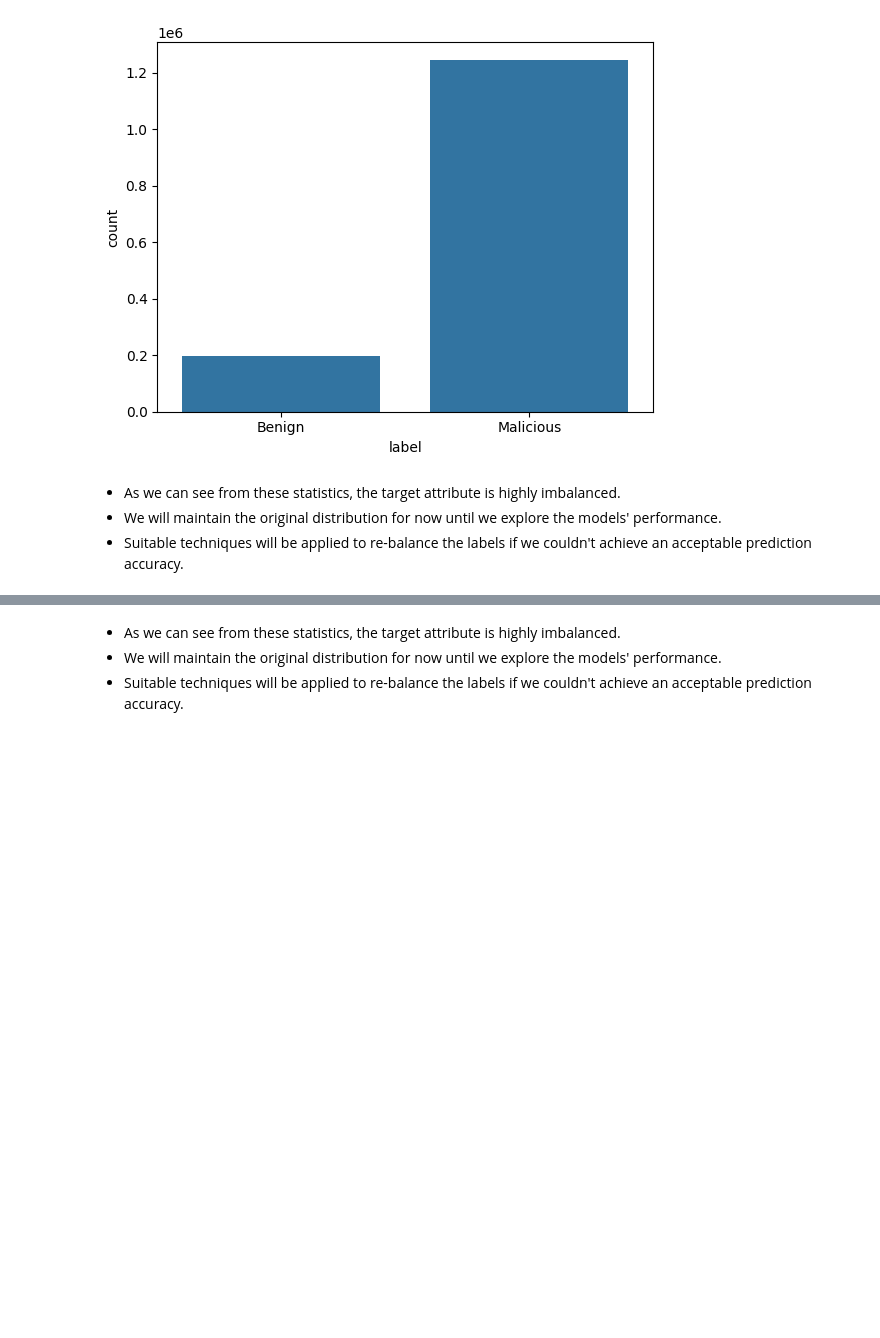
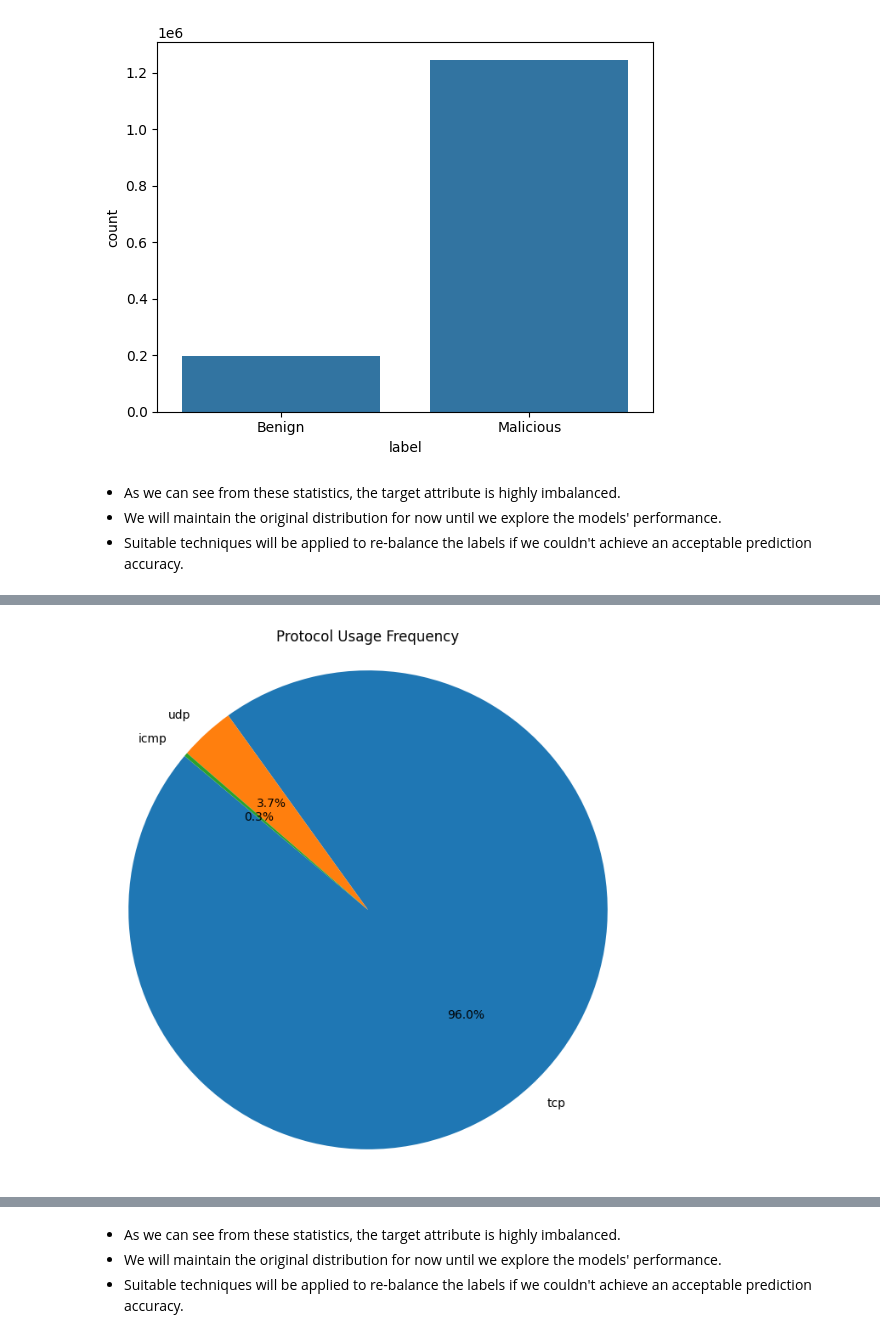
Before and after one commit to AmazingCoder107856/supervised-ML-anomaly-detection-using-IoT-23-dataset-, a Jupyter notebook: IOT-23-dataset-extraction/iot-23-data-processed.ipynb, the cells around one changed output, grey strips where cells are left out. Cells and saved outputs as stored; diff of their text form; code cells hidden in the pictures; blank space fills up the shorter version.

```diff
--- a/IOT-23-dataset-extraction/iot-23-data-processed.ipynb
+++ b/IOT-23-dataset-extraction/iot-23-data-processed.ipynb
@@ -119,3 +183,16 @@ dict(zip(target_le.classes_, target_le.transform(target_le.classes_)))
+# %%
+# Count the frequency of each network protocol
+protocol_usage_counts = df['proto'].value_counts()
+
+# Visualization: Pie chart showing the proportion of each protocol used
+plt.figure(figsize=(8, 8))
+plt.pie(protocol_usage_counts, labels=protocol_usage_counts.index, autopct='%1.1f%%', startangle=140)
+plt.title('Protocol Usage Frequency')
+plt.axis('equal')
+
+plt.show()
+# %% [output]
+[figure, added]
 # %%
 # Use describe() method to obtain general statistics about the numerical features
 numerical_features = ["duration", "orig_bytes",	"resp_bytes", "missed_bytes", "orig_pkts",	"orig_ip_bytes", "resp_pkts", "resp_ip_bytes"]
```
Also changed, not shown: parts of 18 cells of this notebook, 3 other files.
